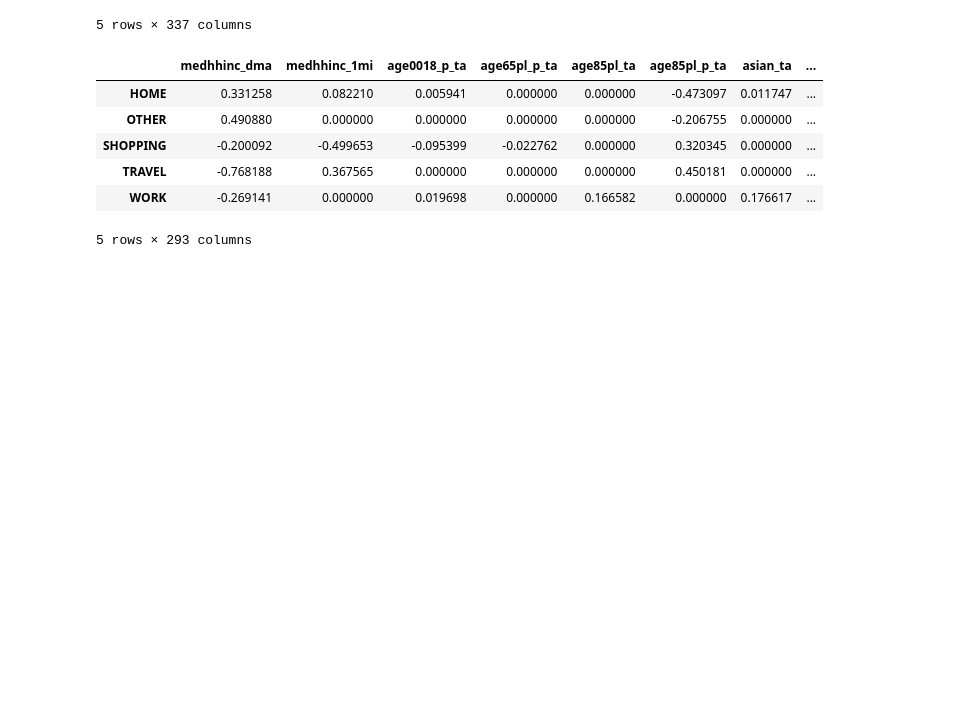
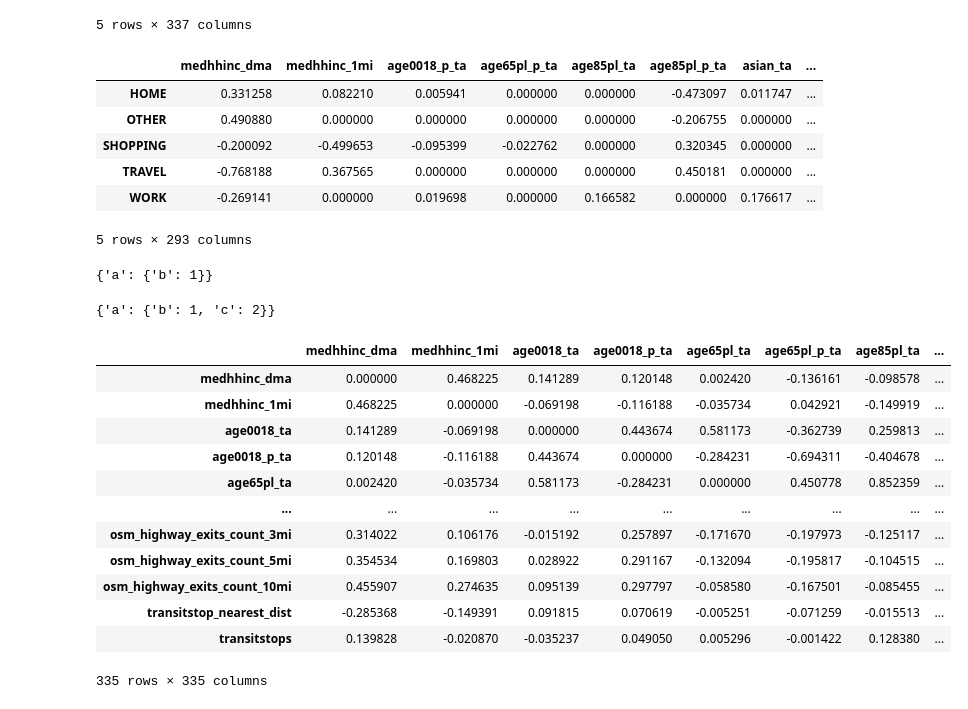
Before and after one commit to mozhao0331/Restaurant_Segmentation_Analysis, a Jupyter notebook: doc/draft/smoothie_king_regularization.ipynb, the cells around one changed output. Drawn from its saved outputs; the diff is of its cells as text; code cells hidden in the pictures; blank space fills up the shorter version.

Commit message:
add section on correlation

```diff
--- a/doc/draft/smoothie_king_regularization.ipynb
+++ b/doc/draft/smoothie_king_regularization.ipynb
@@ -212,3 +196,15 @@ coef_df.loc[:, (coef_df != 0).any(axis=0)]
 | TRAVEL | -0.768188 | 0.367565 | 0.000000 | 0.000000 | 0.000000 | 0.450181 | 0.000000 | ... |
 | WORK | -0.269141 | 0.000000 | 0.019698 | 0.000000 | 0.166582 | 0.000000 | 0.176617 | ... |
 5 rows × 293 columns
+# %%
+test = {}
+test["a"] = {}
+test["a"]["b"] = 1
+test
+# %% [output]
+{'a': {'b': 1}}
+# %%
+test["a"]["c"] = 2
+test
+# %% [output]
+{'a': {'b': 1, 'c': 2}}
@@ -214,0 +213,18 @@ coef_df.loc[:, (coef_df != 0).any(axis=0)]
+# %%
+correlation = merged.corr(numeric_only=True)
+np.fill_diagonal(correlation.values, 0)
+correlation
+# %% [output]
+|  | medhhinc_dma | medhhinc_1mi | age0018_ta | age0018_p_ta | age65pl_ta | age65pl_p_ta | age85pl_ta | ... |
+| medhhinc_dma | 0.000000 | 0.468225 | 0.141289 | 0.120148 | 0.002420 | -0.136161 | -0.098578 | ... |
+| medhhinc_1mi | 0.468225 | 0.000000 | -0.069198 | -0.116188 | -0.035734 | 0.042921 | -0.149919 | ... |
+| age0018_ta | 0.141289 | -0.069198 | 0.000000 | 0.443674 | 0.581173 | -0.362739 | 0.259813 | ... |
+| age0018_p_ta | 0.120148 | -0.116188 | 0.443674 | 0.000000 | -0.284231 | -0.694311 | -0.404678 | ... |
+| age65pl_ta | 0.002420 | -0.035734 | 0.581173 | -0.284231 | 0.000000 | 0.450778 | 0.852359 | ... |
+| ... | ... | ... | ... | ... | ... | ... | ... | ... |
+| osm_highway_exits_count_3mi | 0.314022 | 0.106176 | -0.015192 | 0.257897 | -0.171670 | -0.197973 | -0.125117 | ... |
+| osm_highway_exits_count_5mi | 0.354534 | 0.169803 | 0.028922 | 0.291167 | -0.132094 | -0.195817 | -0.104515 | ... |
+| osm_highway_exits_count_10mi | 0.455907 | 0.274635 | 0.095139 | 0.297797 | -0.058580 | -0.167501 | -0.085455 | ... |
+| transitstop_nearest_dist | -0.285368 | -0.149391 | 0.091815 | 0.070619 | -0.005251 | -0.071259 | -0.015513 | ... |
+| transitstops | 0.139828 | -0.020870 | -0.035237 | 0.049050 | 0.005296 | -0.001422 | 0.128380 | ... |
+335 rows × 335 columns
```
Also changed, not shown: parts of 6 cells of this notebook.
